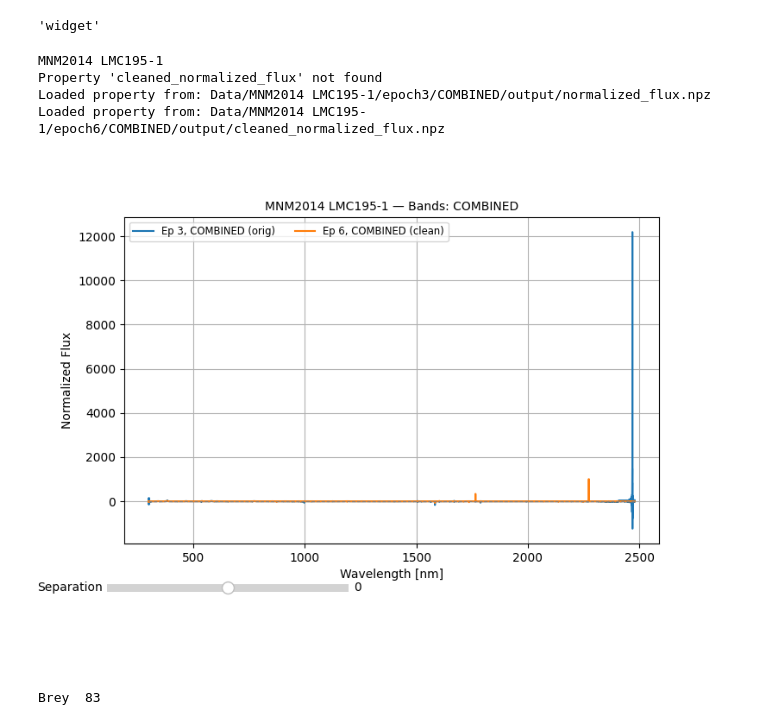
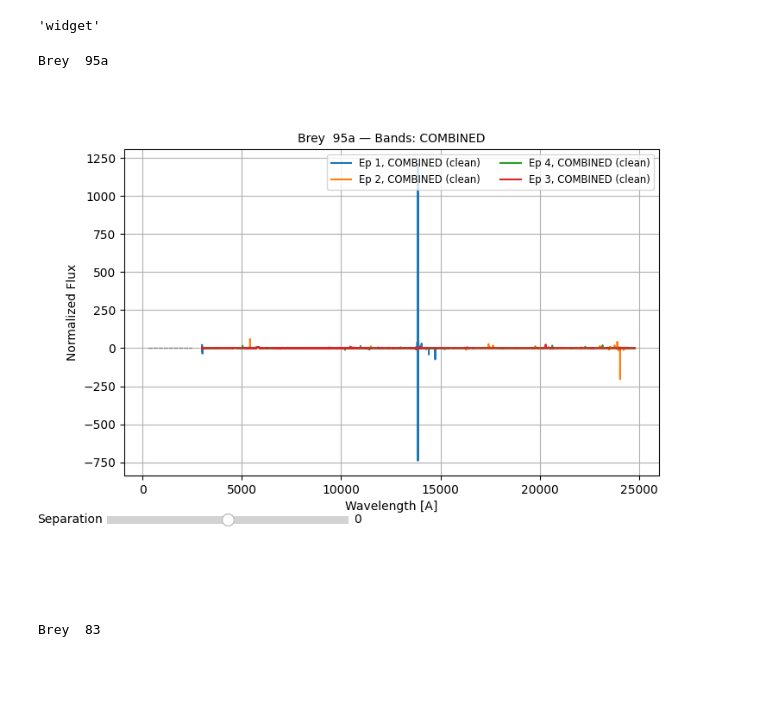
Before and after one commit to Guy-Shtainer/Thesis-codes, a Jupyter notebook: Plots.ipynb, the cells around one changed output. Cells and saved outputs as stored; diff of their text form; code cells hidden in the pictures; blank space fills up the shorter version.

```diff
--- a/Plots.ipynb
+++ b/Plots.ipynb
@@ -62,17 +80,16 @@ matplotlib.get_backend()
 'widget'
 # %%
 %matplotlib widget
-star_name = specs.star_names[5]
+star_name = specs.star_names[4]
 print(star_name)
 star = obs.load_star_instance(star_name)
-star.plot_normalized_spectra(bands = 'COMBINED',compare=False,separation=0,bin_window=0,bary_correction=False,epoch_nums=[3,6])
+epoch_nums = [1,2,4,3]
+# epoch_nums = None
+star.plot_normalized_spectra(bands = 'COMBINED',compare=False,separation=0,bin_window=0,bary_correction=False,epoch_nums=epoch_nums)
 # star.plot_normalized_spectrum(3,['UVB','VIS','NIR'])
 # %% [output]
-MNM2014 LMC195-1
-Property 'cleaned_normalized_flux' not found
-Loaded property from: Data/MNM2014 LMC195-1/epoch3/COMBINED/output/normalized_flux.npz
-Loaded property from: Data/MNM2014 LMC195-1/epoch6/COMBINED/output/cleaned_normalized_flux.npz
+Brey  95a
-[figure, old version]
+[figure, new version]
 # %%
 star_name = specs.star_names[1]
 print(star_name)
```
Also changed, not shown: parts of 3 cells of this notebook, 9 other files.
